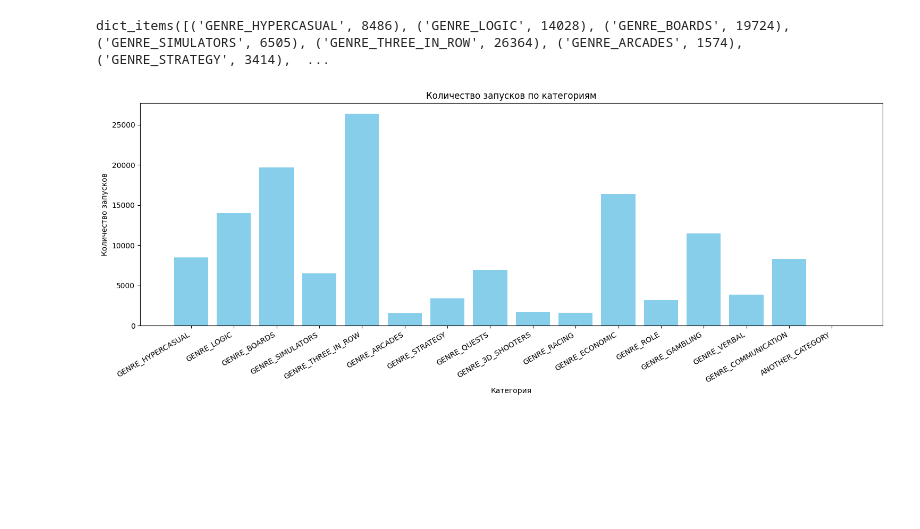
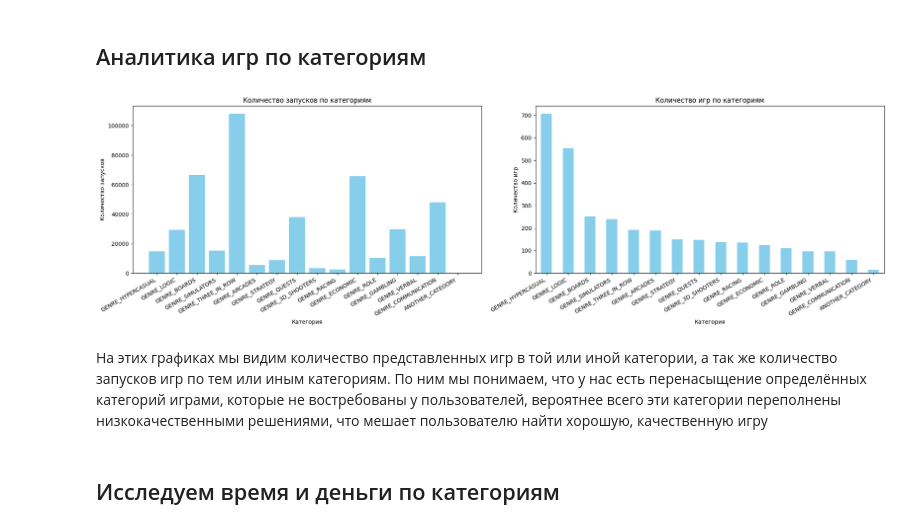
Before and after one commit to RoKivals/VKGamesCASE, a Jupyter notebook: games_analysis.ipynb, the cells around one changed output. Cells and saved outputs as stored; diff of their text form; code cells hidden in the pictures; blank space fills up the shorter version.

```diff
--- a/games_analysis.ipynb
+++ b/games_analysis.ipynb
@@ -9,6 +12,5 @@ import math
 # %%
-df = pd.read_csv('data/case_dataset.csv')
+df = pd.read_csv('data/case_dataset.csv', index_col=0)
 games_df = pd.read_csv('data/dictionary_games_category.csv')
 
-# Чистим сет от юзеров без игр
 players_df = df[~df['games'].apply(lambda x: x == '{}')]
@@ -35,10 +29,11 @@ plt.show()
+# %% [markdown]
+## Аналитика игр по категориям
 # %%
 games_strings = players_df.games.to_dict()
-
 games_starts = {}
 
 for user_id, games in games_strings.items():
-    for game in games.split(',')[1:-1]:
+    for game in games[1:-1].split(','):
         game_id, cnt_starts = list(map(int, game.split(':')))
         if game_id not in games_starts:
             games_starts[game_id] = cnt_starts
@@ -52,7 +47,3 @@ categories_dct = games_df.set_index('game_id')['game_category'].to_dict()
 for game_id, cnt_starts in games_starts.items():
     if game_id in categories_dct:
         categories_starts[categories_dct[game_id]] += cnt_starts
-
-categories_starts.items()
-# %% [output]
-dict_items([('GENRE_HYPERCASUAL', 8486), ('GENRE_LOGIC', 14028), ('GENRE_BOARDS', 19724), ('GENRE_SIMULATORS', 6505), ('GENRE_THREE_IN_ROW', 26364), ('GENRE_ARCADES', 1574), ('GENRE_STRATEGY', 3414),  ...
@@ -59,17 +52,30 @@ dict_items([('GENRE_HYPERCASUAL', 8486), ('GENRE_LOGIC', 14028), ('GENRE_BOARDS'
 # %%
 x = list(categories_starts.keys())
 y = list(categories_starts.values())
 
-plt.figure(figsize=(15, 6))
-plt.bar(x, y, color='skyblue')
-plt.title('Количество запусков по категориям')
-plt.xlabel('Категория')
-plt.ylabel('Количество запусков')
-plt.xticks(ha='right', rotation=30)
+fig, (ax1, ax2) = plt.subplots(1, 2, figsize=(20, 6))
+
+# Первый график - Количество запусков по категориям
+ax1.bar(x, y, color='skyblue')
+ax1.set_title('Количество запусков по категориям')
+ax1.set_xlabel('Категория')
+ax1.set_ylabel('Количество запусков')
+ax1.set_xticklabels(x, ha='right', rotation=30)
+
+# Второй график - Количество игр по категориям
+categories.plot(kind='bar', color='skyblue', ax=ax2)
+ax2.set_title('Количество игр по категориям')
+ax2.set_xlabel('Категория')
+ax2.set_ylabel('Количество игр')
+ax2.set_xticklabels(x, ha='right', rotation=30)
+
 plt.tight_layout()
-
 plt.show()
 # %% [output]
-[figure, old version]
+[figure, new version]
+# %% [markdown]
+На этих графиках мы видим количество представленных игр в той или иной категории, а так же количество запусков игр по тем или иным категориям. По ним мы понимаем, что у нас есть перенасыщение определённых категорий играми, которые не востребованы у пользователей, вероятнее всего эти категории переполнены низкокачественными решениями, что мешает пользователю найти хорошую, качественную игру
+# %% [markdown]
+## Исследуем время и деньги по категориям
 # %%
 categories_time = {category:0 for category in categories.keys().tolist()}
```
Also changed, not shown: parts of 12 cells of this notebook, 1 other file.
